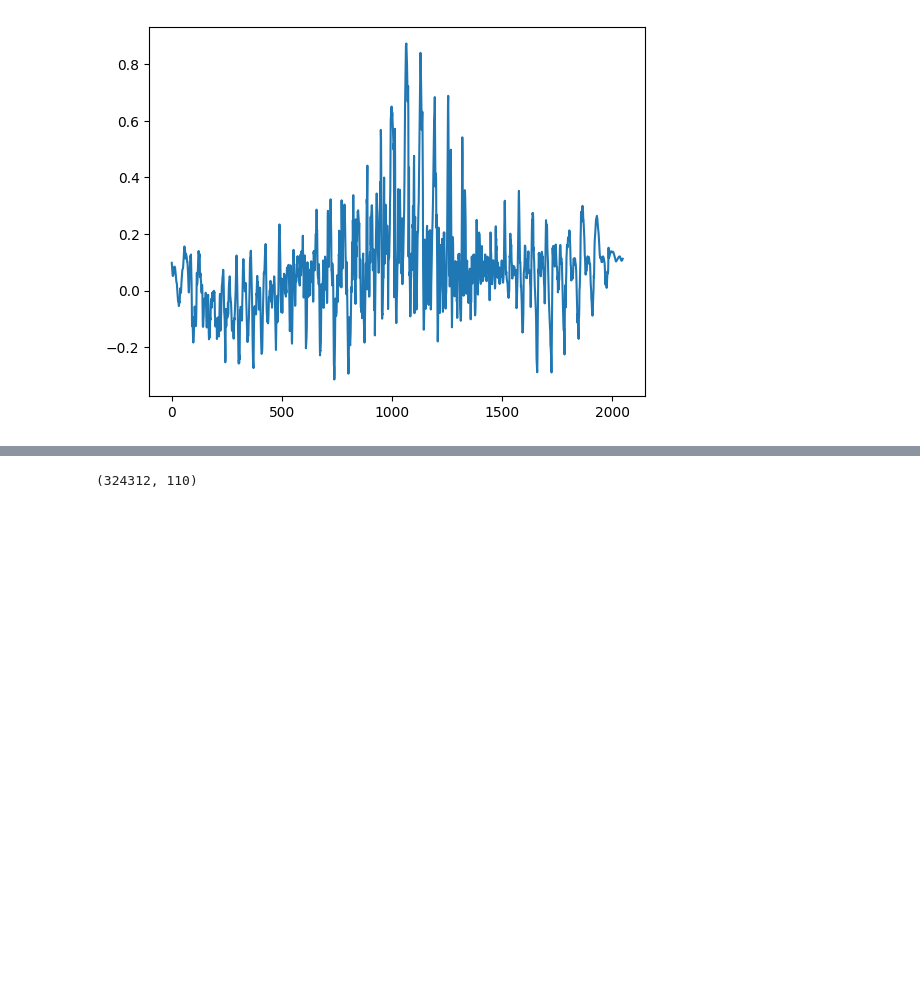
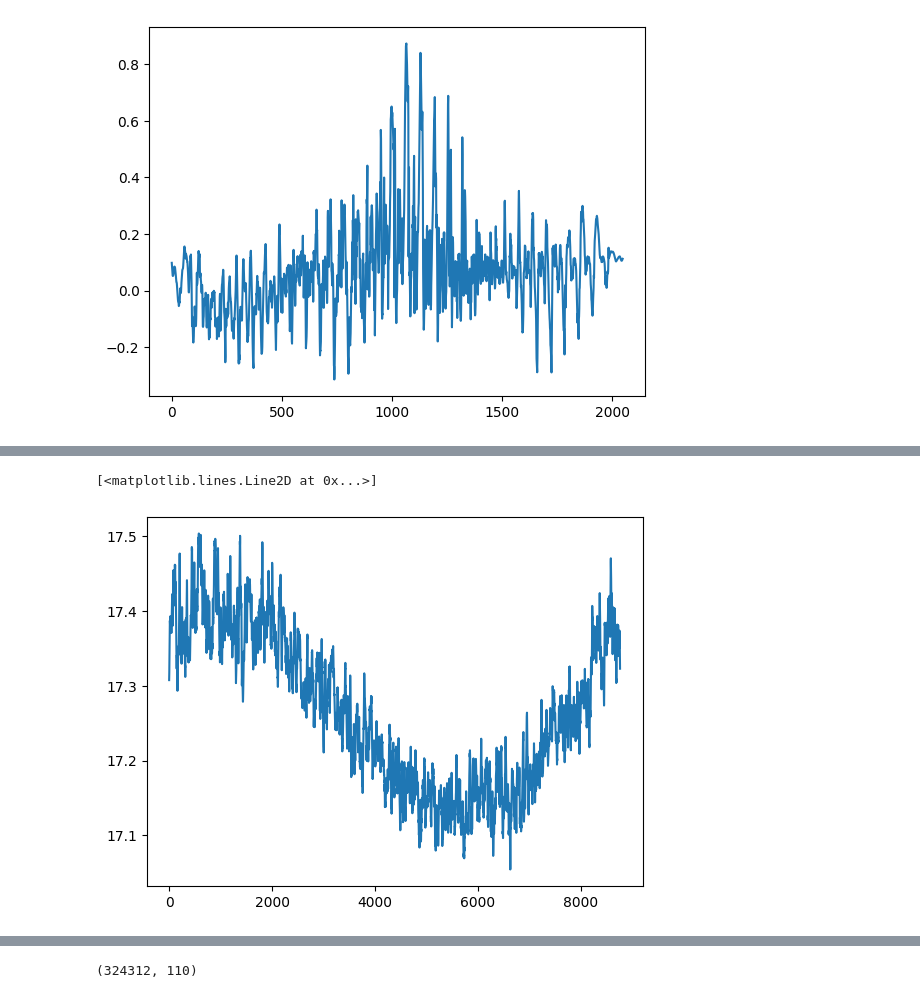
Before and after one commit to veya2ztn/Seq2SeqAutoregressiveModel, a Jupyter notebook: Data_Analysis.ipynb, the cells around one changed output, grey strips where cells are left out. Saved outputs shown, nothing was run; the diff lists cells and outputs as text; code cells hidden in the pictures; blank space fills up the shorter version.

```diff
--- a/Data_Analysis.ipynb
+++ b/Data_Analysis.ipynb
@@ -152,0 +226,2 @@ KeyboardInterrupt:
+# %%
+dailymeanstd = np.load("datasets/weatherbench32x64/time_means_daily.npy")
@@ -152,0 +232,5 @@ KeyboardInterrupt:
+# %%
+plt.plot(dailymeanstd[:,30,8,16]/ unit)
+# %% [output]
+[<matplotlib.lines.Line2D at 0x...>]
+[figure, added]
```
Also changed, not shown: parts of 51 cells of this notebook, 5 other files.
